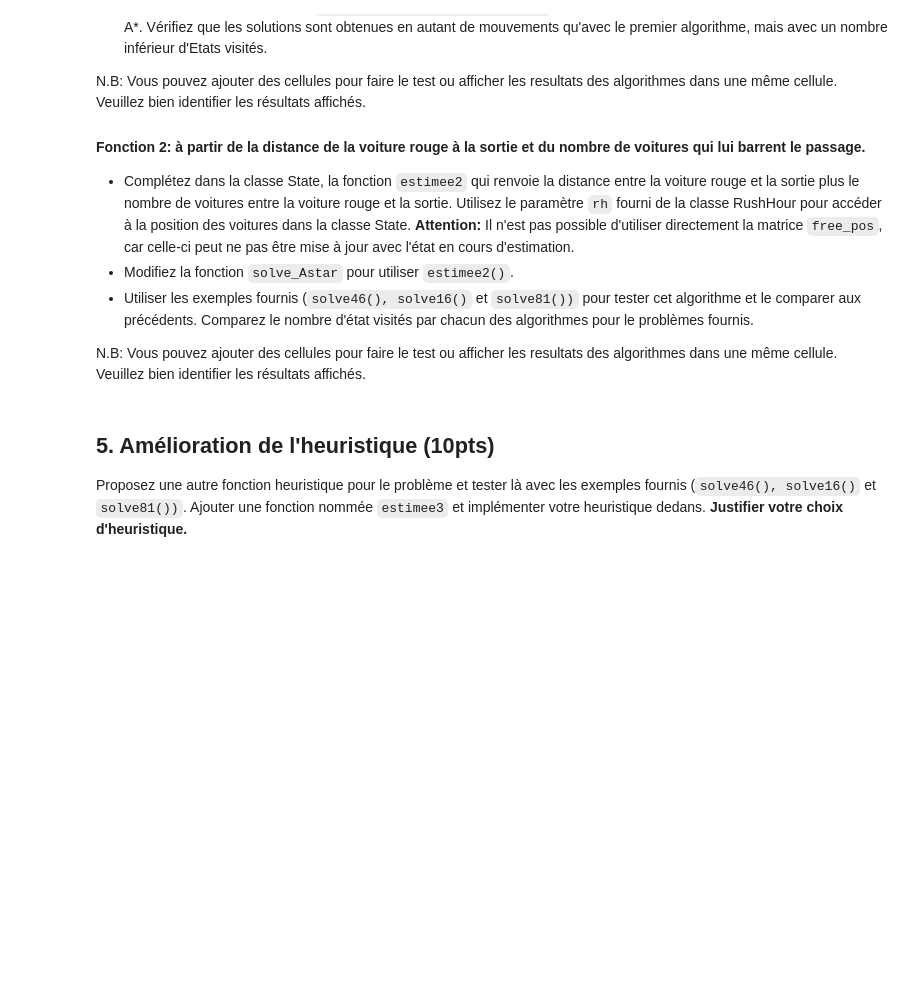
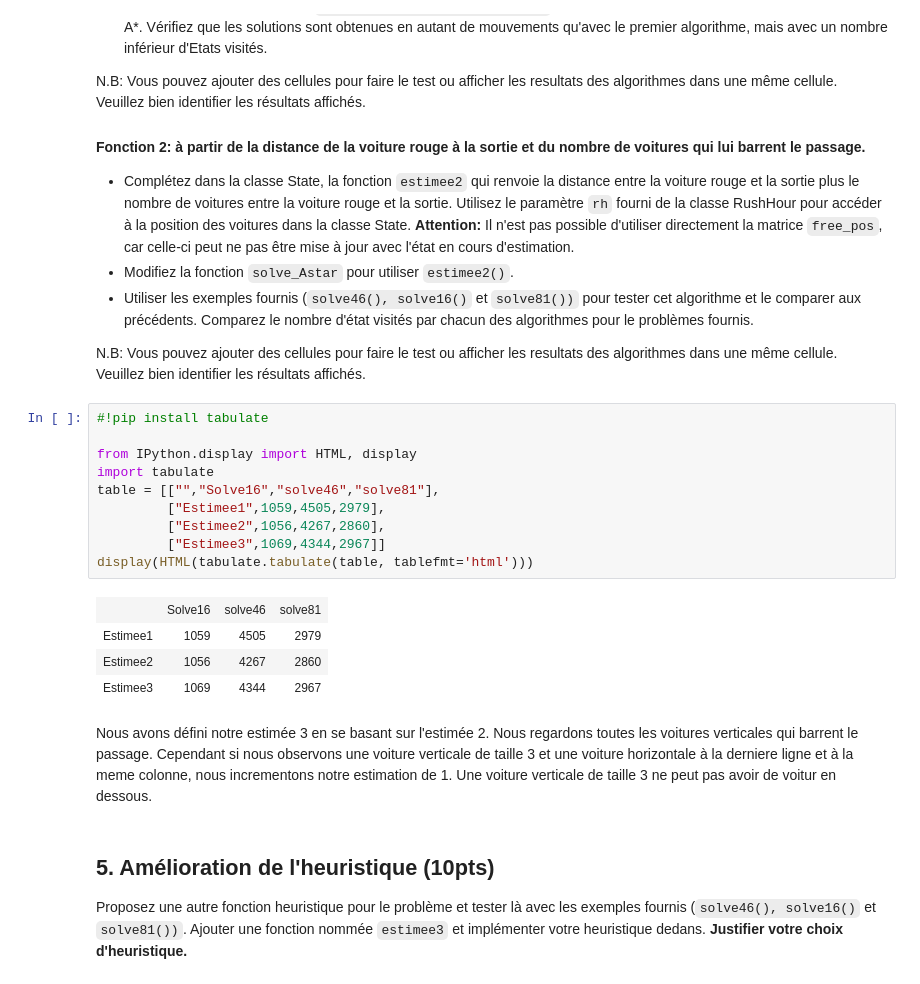
Before and after one commit to ayoubelasryRoot/INF8215, a Jupyter notebook: tp1/TP1_INF8215.ipynb, the cells around one changed output. Cells and saved outputs as stored; diff of their text form; blank space fills up the shorter version.

```diff
--- a/tp1/TP1_INF8215.ipynb
+++ b/tp1/TP1_INF8215.ipynb
@@ -535,6 +535,23 @@ N.B: Vous pouvez ajouter des cellules pour faire le test ou afficher les resulta
 - Utiliser les exemples fournis (`solve46(), solve16()` et `solve81())` pour tester cet algorithme et le comparer aux précédents. Comparez le nombre d'état visités par chacun des algorithmes pour le problèmes fournis.
 
 N.B: Vous pouvez ajouter des cellules pour faire le test ou afficher les resultats des algorithmes dans une même cellule. Veuillez bien identifier les résultats affichés.
+# %%
+#!pip install tabulate
+
+from IPython.display import HTML, display
+import tabulate
+table = [["","Solve16","solve46","solve81"],
+         ["Estimee1",1059,4505,2979],
+         ["Estimee2",1056,4267,2860],
+         ["Estimee3",1069,4344,2967]]
+display(HTML(tabulate.tabulate(table, tablefmt='html')))
+# %% [output]
+|  | Solve16 | solve46 | solve81 |
+| Estimee1 | 1059 | 4505 | 2979 |
+| Estimee2 | 1056 | 4267 | 2860 |
+| Estimee3 | 1069 | 4344 | 2967 |
+# %% [markdown]
+Nous avons défini notre estimée 3 en se basant sur l'estimée 2. Nous regardons toutes les voitures verticales qui barrent le passage. Cependant si nous observons une voiture verticale de taille 3 et une voiture horizontale à la derniere ligne et à la meme colonne, nous incrementons notre estimation de 1. Une voiture verticale de taille 3 ne peut pas avoir de voitur en dessous.
 # %% [markdown]
 ## 5. Amélioration de l'heuristique (10pts)
 Proposez une autre fonction heuristique pour le problème et tester là avec les exemples fournis (`solve46(), solve16()` et `solve81())`. Ajouter une fonction nommée `estimee3` et implémenter votre heuristique dedans. **Justifier votre choix d'heuristique.**
```
